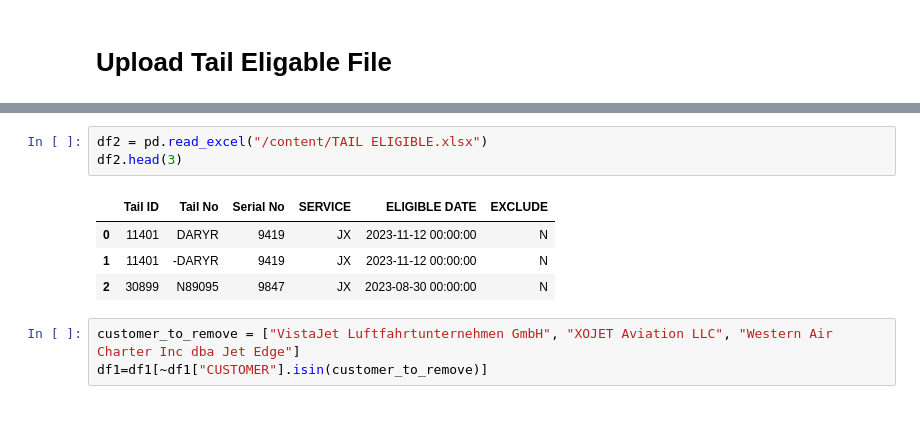
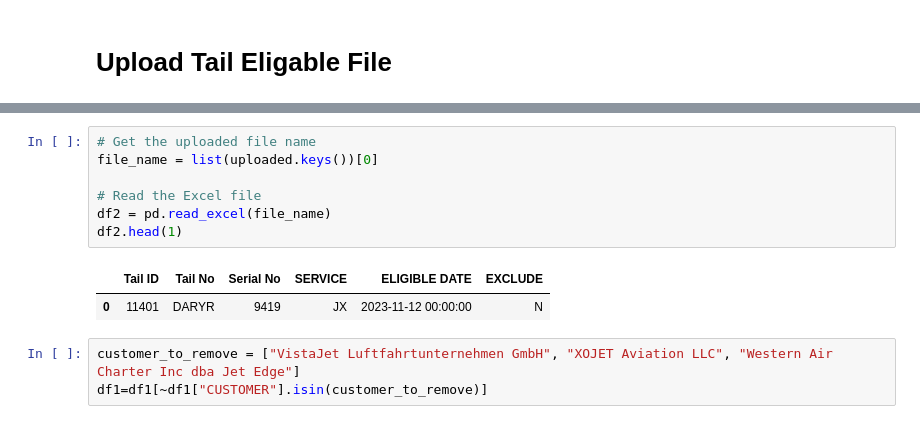
Before and after one commit to Zarak00/Projects, a Jupyter notebook: Collins_Aerospace/Bombardier_report /Bombardier_report.ipynb, the cells around one changed output, grey strips where cells are left out. Cells and saved outputs as stored; diff of their text form.

```diff
--- a/Collins_Aerospace/Bombardier_report /Bombardier_report.ipynb
+++ b/Collins_Aerospace/Bombardier_report /Bombardier_report.ipynb
@@ -30,11 +39,13 @@ df1.head(2)
-# %%
-df2 = pd.read_excel("/content/TAIL ELIGIBLE.xlsx")
-df2.head(3)
-# %% [output]
-|  | Tail ID | Tail No | Serial No | SERVICE | ELIGIBLE DATE | EXCLUDE |
-| 0 | 11401 | DARYR | 9419 | JX | 2023-11-12 00:00:00 | N |
-| 1 | 11401 | -DARYR | 9419 | JX | 2023-11-12 00:00:00 | N |
-| 2 | 30899 | N89095 | 9847 | JX | 2023-08-30 00:00:00 | N |
+# %%
+# Get the uploaded file name
+file_name = list(uploaded.keys())[0]
+
+# Read the Excel file
+df2 = pd.read_excel(file_name)
+df2.head(1)
+# %% [output]
+|  | Tail ID | Tail No | Serial No | SERVICE | ELIGIBLE DATE | EXCLUDE |
+| 0 | 11401 | DARYR | 9419 | JX | 2023-11-12 00:00:00 | N |
 # %%
 customer_to_remove = ["VistaJet Luftfahrtunternehmen GmbH", "XOJET Aviation LLC", "Western Air Charter Inc dba Jet Edge"]
 df1=df1[~df1["CUSTOMER"].isin(customer_to_remove)]
```
Also changed, not shown: parts of 6 cells of this notebook.
